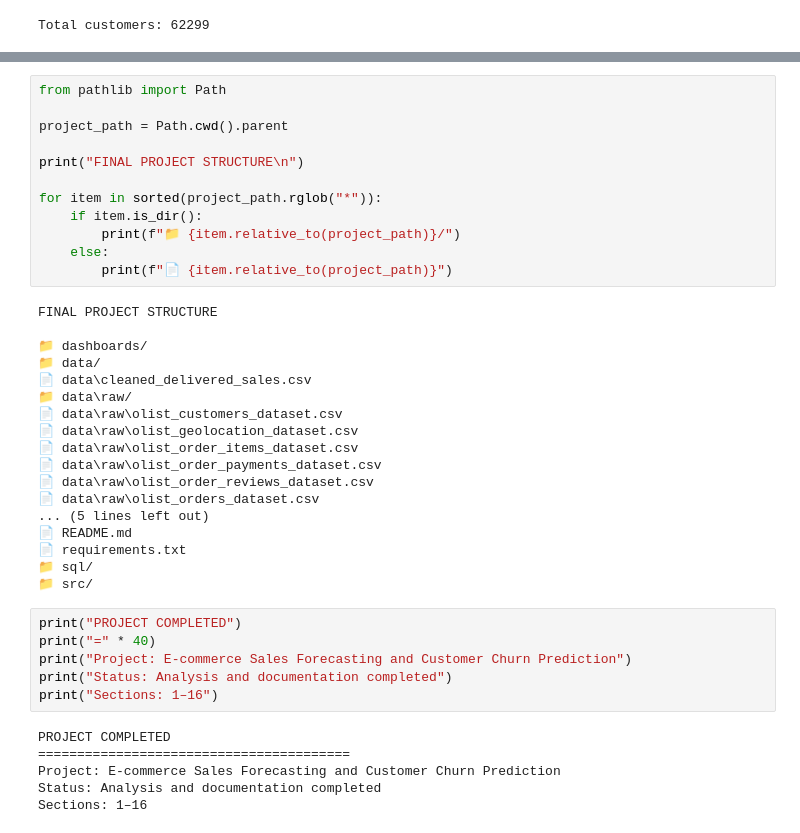
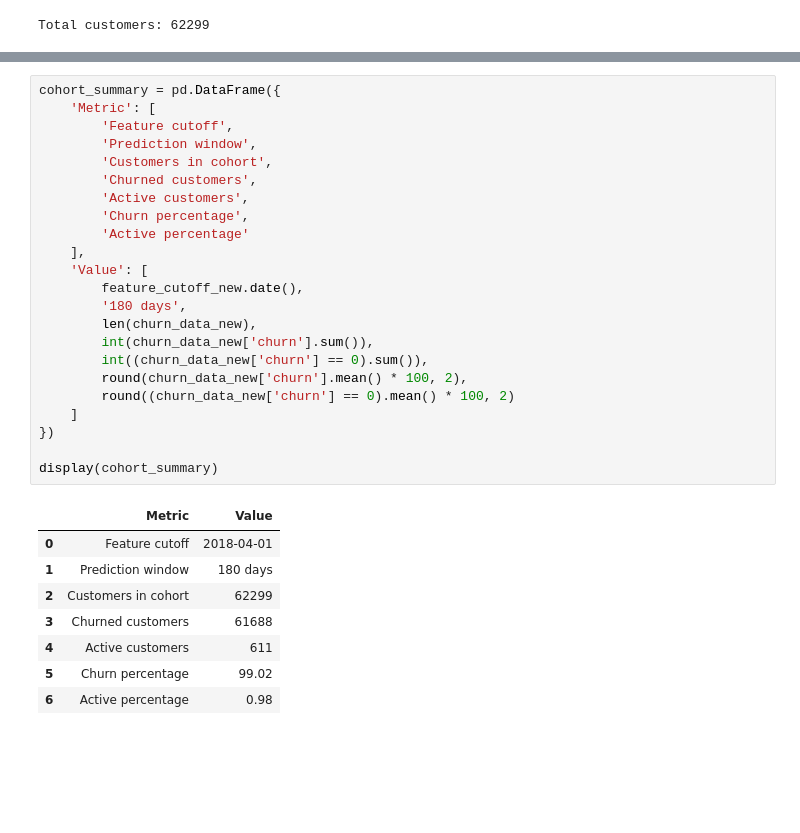
Before and after one commit to Shreyanshu0007/ecommerce-sales-forecasting-customer-churn, a Jupyter notebook: notebooks/01_dataset_exploration.ipynb, the cells around one changed output, grey strips where cells are left out. Cells and saved outputs as stored; diff of their text form; blank space fills up the shorter version.

```diff
--- a/notebooks/01_dataset_exploration.ipynb
+++ b/notebooks/01_dataset_exploration.ipynb
@@ -4659,42 +2070,32 @@ openpyxl==3.1.5
-# %%
-from pathlib import Path
-
-project_path = Path.cwd().parent
-
-print("FINAL PROJECT STRUCTURE\n")
-
-for item in sorted(project_path.rglob("*")):
-    if item.is_dir():
-        print(f"📁 {item.relative_to(project_path)}/")
-    else:
-        print(f"📄 {item.relative_to(project_path)}")
-# %% [output]
-FINAL PROJECT STRUCTURE
-
-📁 dashboards/
-📁 data/
-📄 data\cleaned_delivered_sales.csv
-📁 data\raw/
-📄 data\raw\olist_customers_dataset.csv
-📄 data\raw\olist_geolocation_dataset.csv
-📄 data\raw\olist_order_items_dataset.csv
-📄 data\raw\olist_order_payments_dataset.csv
-📄 data\raw\olist_order_reviews_dataset.csv
-📄 data\raw\olist_orders_dataset.csv
-... (5 lines left out)
-📄 README.md
-📄 requirements.txt
-📁 sql/
-📁 src/
-# %%
-print("PROJECT COMPLETED")
-print("=" * 40)
-print("Project: E-commerce Sales Forecasting and Customer Churn Prediction")
-print("Status: Analysis and documentation completed")
-print("Sections: 1–16")
-# %% [output]
-PROJECT COMPLETED
-========================================
-Project: E-commerce Sales Forecasting and Customer Churn Prediction
-Status: Analysis and documentation completed
-Sections: 1–16
+# %%
+cohort_summary = pd.DataFrame({
+    'Metric': [
+        'Feature cutoff',
+        'Prediction window',
+        'Customers in cohort',
+        'Churned customers',
+        'Active customers',
+        'Churn percentage',
+        'Active percentage'
+    ],
+    'Value': [
+        feature_cutoff_new.date(),
+        '180 days',
+        len(churn_data_new),
+        int(churn_data_new['churn'].sum()),
+        int((churn_data_new['churn'] == 0).sum()),
+        round(churn_data_new['churn'].mean() * 100, 2),
+        round((churn_data_new['churn'] == 0).mean() * 100, 2)
+    ]
+})
+
+display(cohort_summary)
+# %% [output]
+|  | Metric | Value |
+| 0 | Feature cutoff | 2018-04-01 |
+| 1 | Prediction window | 180 days |
+| 2 | Customers in cohort | 62299 |
+| 3 | Churned customers | 61688 |
+| 4 | Active customers | 611 |
+| 5 | Churn percentage | 99.02 |
+| 6 | Active percentage | 0.98 |
```
Also changed, not shown: parts of 125 cells of this notebook.
